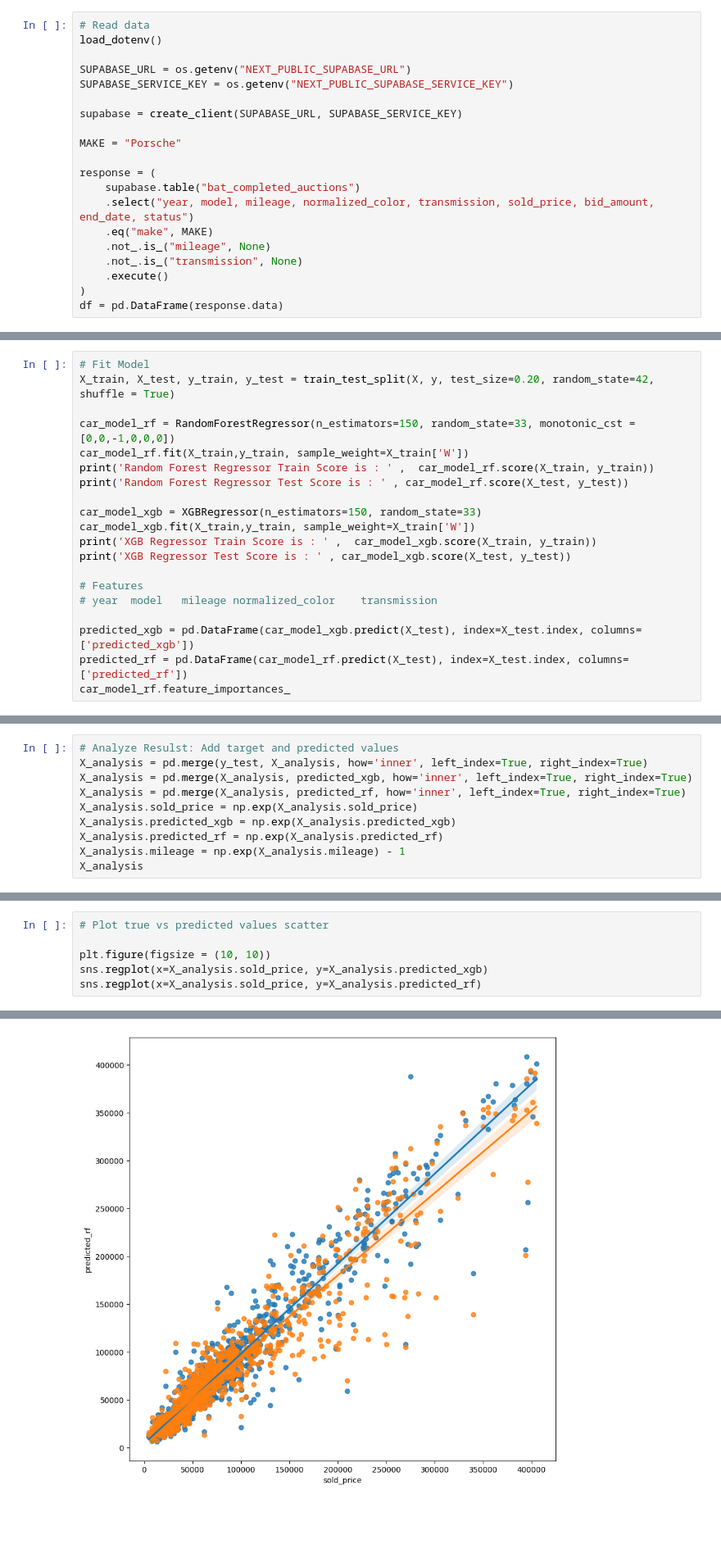
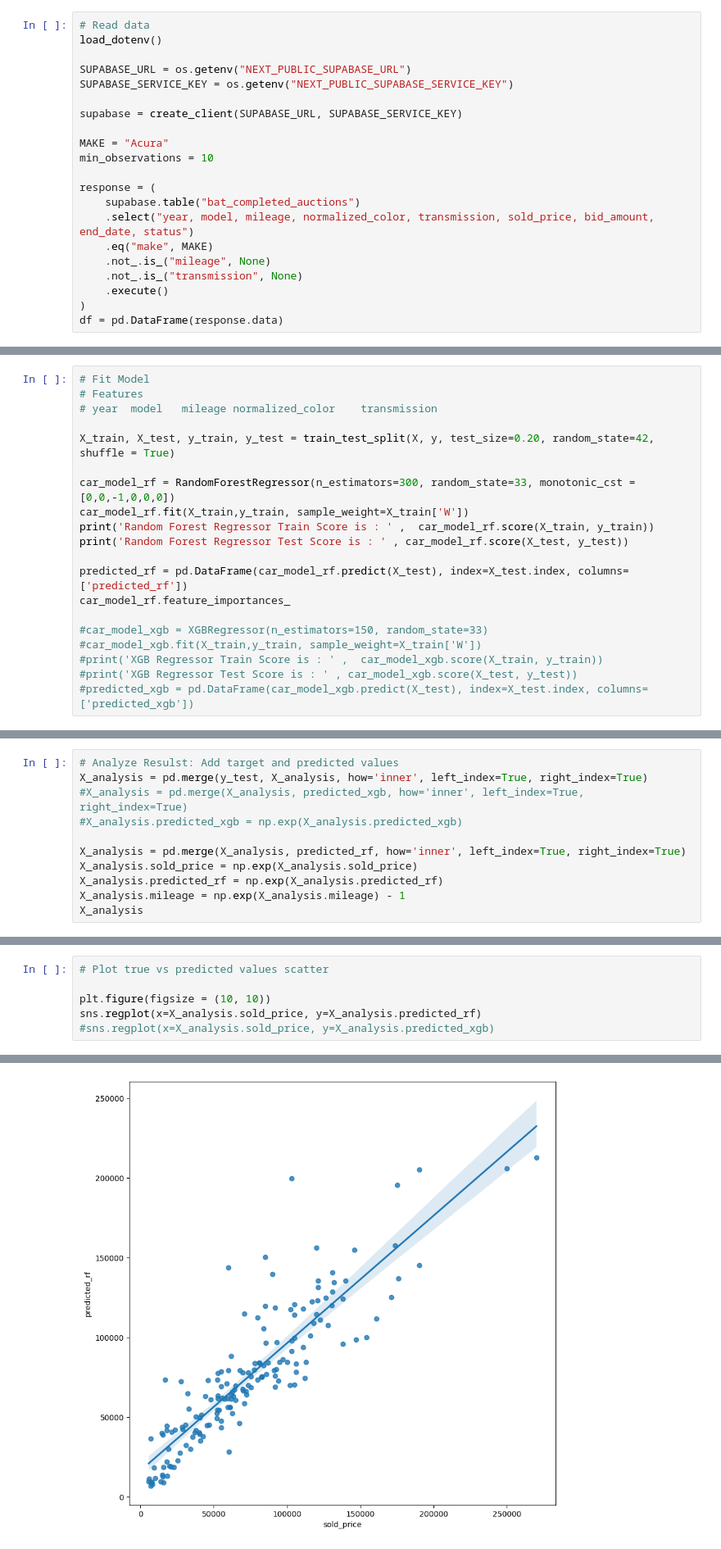
Before and after one commit to redshift75/autostrada, a Jupyter notebook: notebooks/car-prices.ipynb, the cells around one changed output, grey strips where cells are left out. Shown at 82% size. Saved outputs shown, nothing was run; the diff lists cells and outputs as text; blank space fills up the shorter version.

Commit message:
model cleanup

```diff
--- a/notebooks/car-prices.ipynb
+++ b/notebooks/car-prices.ipynb
@@ -25,7 +25,8 @@ SUPABASE_SERVICE_KEY = os.getenv("NEXT_PUBLIC_SUPABASE_SERVICE_KEY")
 
 supabase = create_client(SUPABASE_URL, SUPABASE_SERVICE_KEY)
 
-MAKE = "Porsche"
+MAKE = "Acura"
+min_observations = 10
 
 response = (
     supabase.table("bat_completed_auctions")
@@ -207,21 +207,21 @@ Trans Mapping: {'automatic': 0, 'manual': 1}
 # %%
 # Fit Model
+# Features
+# year	model	mileage	normalized_color	transmission
+
 X_train, X_test, y_train, y_test = train_test_split(X, y, test_size=0.20, random_state=42, shuffle = True)
 
-car_model_rf = RandomForestRegressor(n_estimators=150, random_state=33, monotonic_cst = [0,0,-1,0,0,0])
+car_model_rf = RandomForestRegressor(n_estimators=300, random_state=33, monotonic_cst = [0,0,-1,0,0,0])
 car_model_rf.fit(X_train,y_train, sample_weight=X_train['W'])
 print('Random Forest Regressor Train Score is : ' ,  car_model_rf.score(X_train, y_train))
 print('Random Forest Regressor Test Score is : ' , car_model_rf.score(X_test, y_test))
 
-car_model_xgb = XGBRegressor(n_estimators=150, random_state=33)
-car_model_xgb.fit(X_train,y_train, sample_weight=X_train['W'])
-print('XGB Regressor Train Score is : ' ,  car_model_xgb.score(X_train, y_train))
-print('XGB Regressor Test Score is : ' , car_model_xgb.score(X_test, y_test))
-
-# Features
-# year	model	mileage	normalized_color	transmission
-
-predicted_xgb = pd.DataFrame(car_model_xgb.predict(X_test), index=X_test.index, columns=['predicted_xgb'])
 predicted_rf = pd.DataFrame(car_model_rf.predict(X_test), index=X_test.index, columns=['predicted_rf'])
 car_model_rf.feature_importances_
+
+#car_model_xgb = XGBRegressor(n_estimators=150, random_state=33)
+#car_model_xgb.fit(X_train,y_train, sample_weight=X_train['W'])
+#print('XGB Regressor Train Score is : ' ,  car_model_xgb.score(X_train, y_train))
+#print('XGB Regressor Test Score is : ' , car_model_xgb.score(X_test, y_test))
+#predicted_xgb = pd.DataFrame(car_model_xgb.predict(X_test), index=X_test.index, columns=['predicted_xgb'])
 # %% [output]
@@ -255,10 +253,11 @@ X_analysis
 # %%
 # Analyze Resulst: Add target and predicted values
 X_analysis = pd.merge(y_test, X_analysis, how='inner', left_index=True, right_index=True)
-X_analysis = pd.merge(X_analysis, predicted_xgb, how='inner', left_index=True, right_index=True)
+#X_analysis = pd.merge(X_analysis, predicted_xgb, how='inner', left_index=True, right_index=True)
+#X_analysis.predicted_xgb = np.exp(X_analysis.predicted_xgb)
+
 X_analysis = pd.merge(X_analysis, predicted_rf, how='inner', left_index=True, right_index=True)
 X_analysis.sold_price = np.exp(X_analysis.sold_price)
-X_analysis.predicted_xgb = np.exp(X_analysis.predicted_xgb)
 X_analysis.predicted_rf = np.exp(X_analysis.predicted_rf)
 X_analysis.mileage = np.exp(X_analysis.mileage) - 1
 X_analysis
@@ -312,9 +309,9 @@ Name: count, dtype: int64
 # %%
 # Plot true vs predicted values scatter
 
 plt.figure(figsize = (10, 10))
-sns.regplot(x=X_analysis.sold_price, y=X_analysis.predicted_xgb)
 sns.regplot(x=X_analysis.sold_price, y=X_analysis.predicted_rf)
+#sns.regplot(x=X_analysis.sold_price, y=X_analysis.predicted_xgb)
 # %% [output]
 <Axes: xlabel='sold_price', ylabel='predicted_rf'>
-[figure, old version]
+[figure, new version]
```
Also changed, not shown: parts of 17 cells of this notebook.
